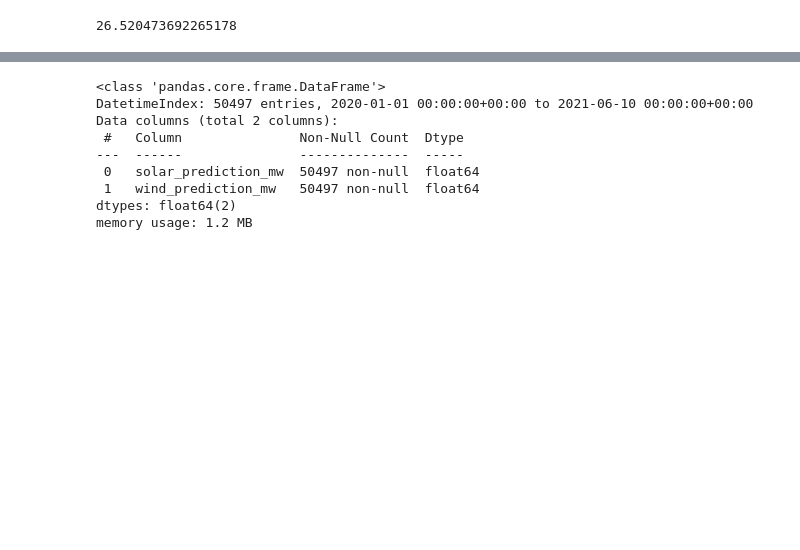
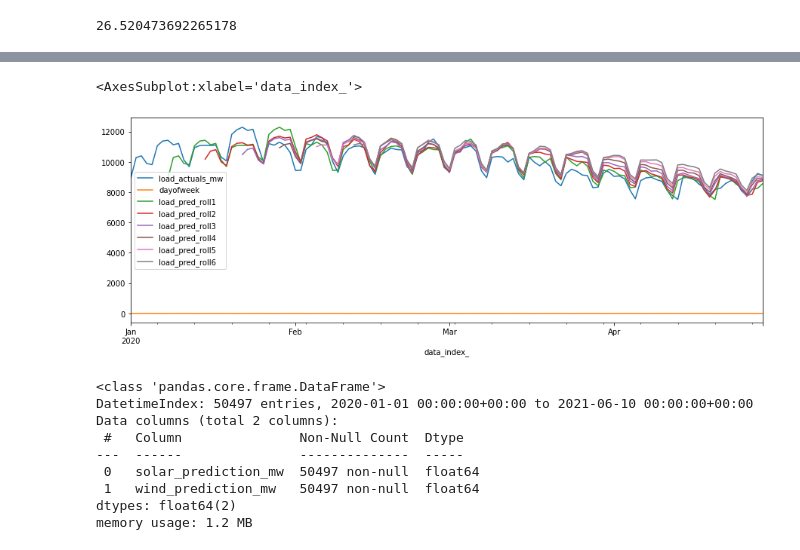
Before and after one commit to MBrouns/PyLadiesMLOpsCapstone, a Jupyter notebook: notebooks/prepare_data.ipynb, the cells around one changed output, grey strips where cells are left out. Saved outputs shown, nothing was run; the diff lists cells and outputs as text; code cells hidden in the pictures; blank space fills up the shorter version.

```diff
--- a/notebooks/prepare_data.ipynb
+++ b/notebooks/prepare_data.ipynb
@@ -133,0 +123,6 @@ TypeError: object of type 'NoneType' has no len()
+# %%
+fig, ax = pyplot.subplots(figsize = [15, 5])
+df_load_daily.head(120).plot( ax = ax)
+# %% [output]
+<AxesSubplot:xlabel='data_index_'>
+[figure, added]
```
Also changed, not shown: parts of 17 cells of this notebook.
